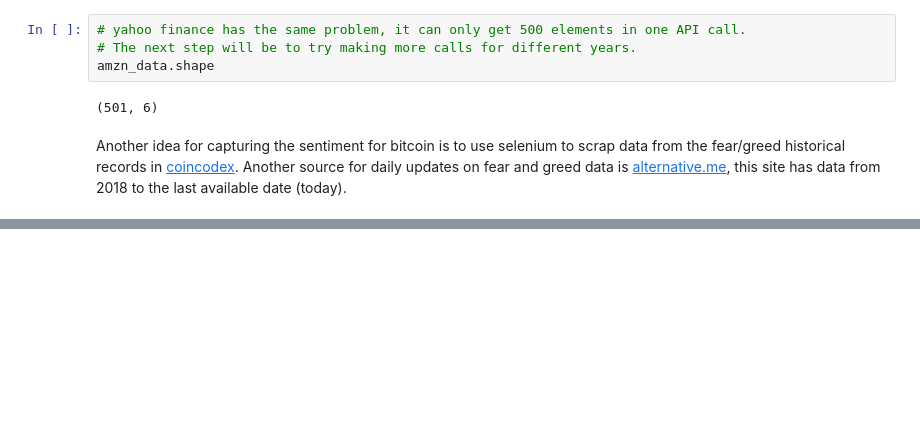
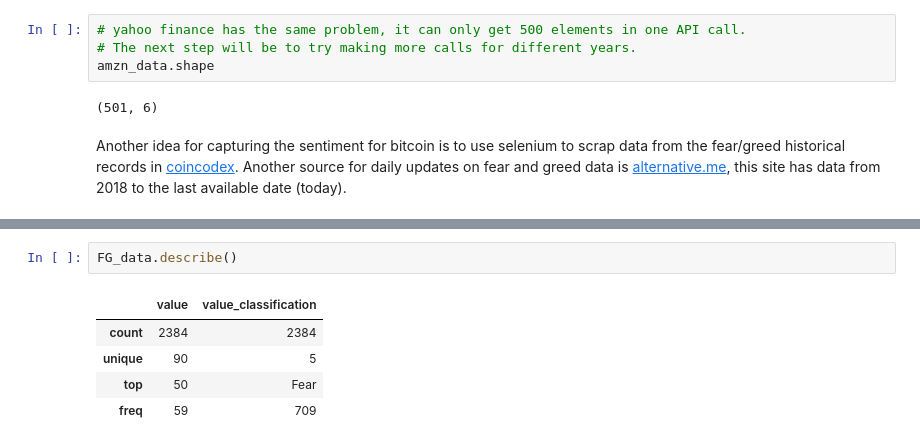
Before and after one commit to brandonHaipas/Binance-bot, a Jupyter notebook: Data_and_model_exploration.ipynb, the cells around one changed output, grey strips where cells are left out. Cells and saved outputs as stored; diff of their text form; blank space fills up the shorter version.

```diff
--- a/Data_and_model_exploration.ipynb
+++ b/Data_and_model_exploration.ipynb
@@ -111,0 +218,8 @@ Another source for daily updates on fear and greed data is [alternative.me](http
+# %%
+FG_data.describe()
+# %% [output]
+|  | value | value_classification |
+| count | 2384 | 2384 |
+| unique | 90 | 5 |
+| top | 50 | Fear |
+| freq | 59 | 709 |
```
Also changed, not shown: parts of 20 cells of this notebook.
